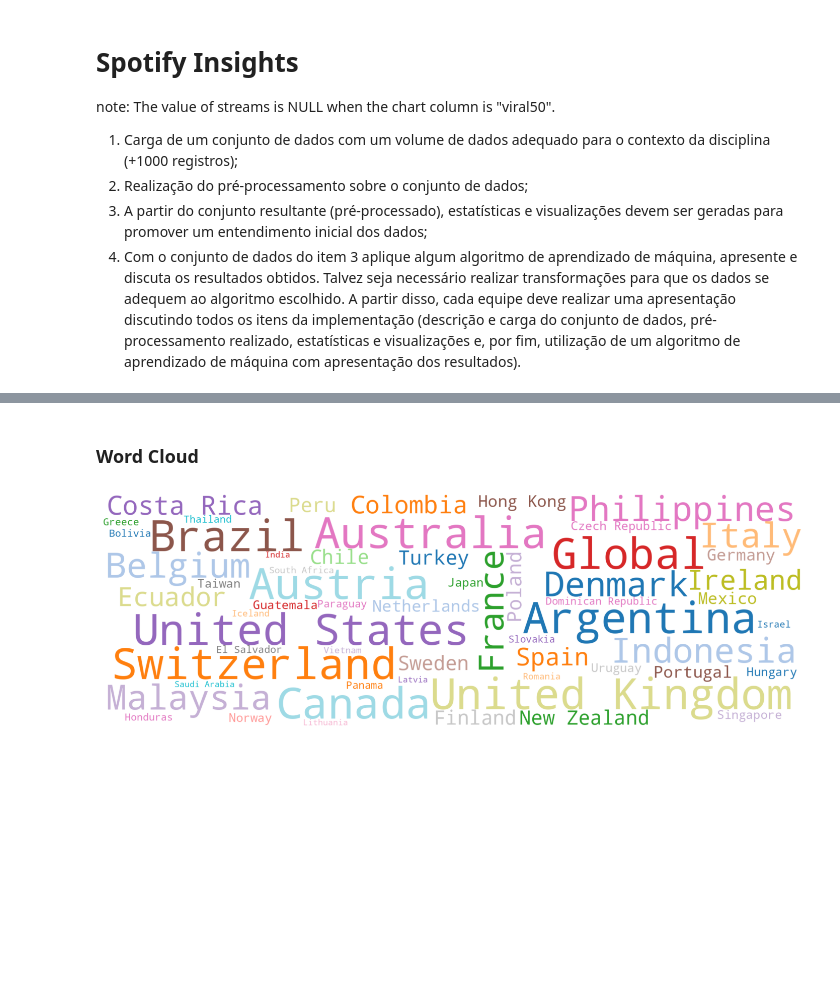
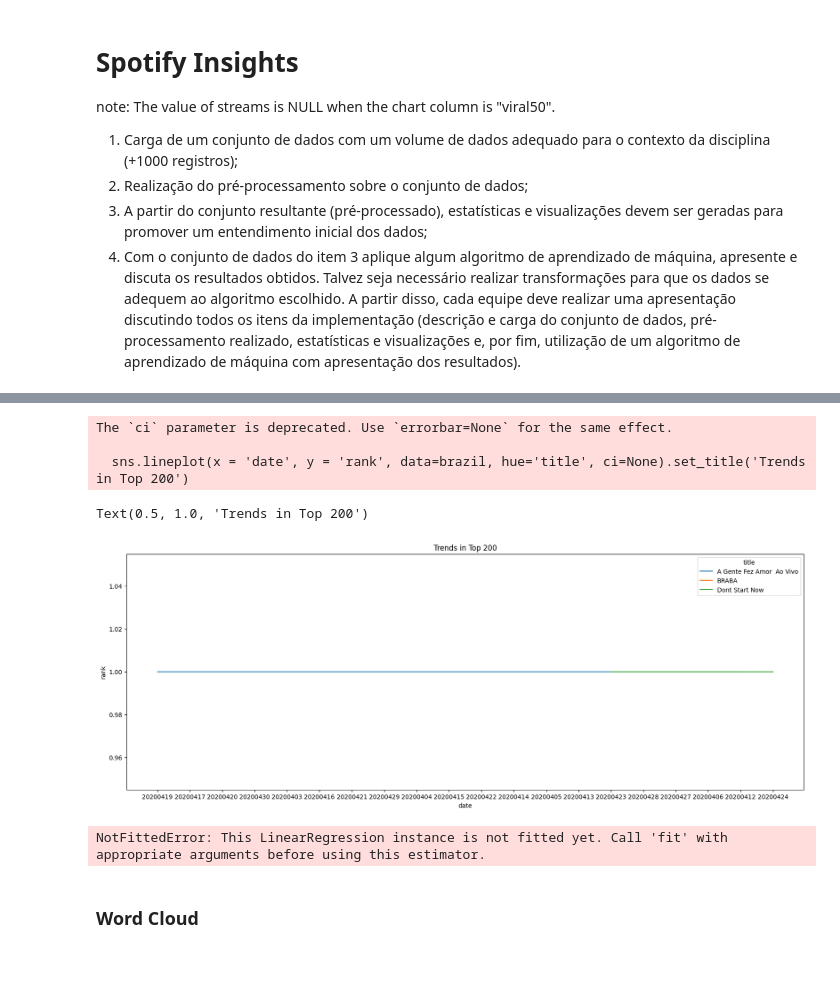
Before and after one commit to matheus1103/finaltopicos3, a Jupyter notebook: final.ipynb, the cells around one changed output, grey strips where cells are left out. Cells and saved outputs as stored; diff of their text form; code cells hidden in the pictures; blank space fills up the shorter version.

```diff
--- a/final.ipynb
+++ b/final.ipynb
@@ -69,0 +106,17 @@ To adjust logging level use sc.setLogLevel(newLevel). For SparkR, use setLogLeve
+# %%
+import seaborn as sns
+
+fig, axes = plt.subplots(figsize=(20,7))
+sns.lineplot(x = 'date', y = 'rank', data=brazil, hue='title', ci=None).set_title('Trends in Top 200')
+# %% [output]
+The `ci` parameter is deprecated. Use `errorbar=None` for the same effect.
+
+  sns.lineplot(x = 'date', y = 'rank', data=brazil, hue='title', ci=None).set_title('Trends in Top 200')
+Text(0.5, 1.0, 'Trends in Top 200')
+[figure, added]
+# %%
+predicted = regr.predict([[100000, 1]])
+
+print(predicted)
+# %% [output]
+NotFittedError: This LinearRegression instance is not fitted yet. Call 'fit' with appropriate arguments before using this estimator.
@@ -84,11 +142,9 @@ def visualize_word_counts(counts):
     plt.axis('off')
     plt.show()
 
-counts = data['region'].value_counts()
+counts = spotify_data['region'].value_counts()
 
 visualize_word_counts(counts)
-# %% [output]
-[figure, removed]
 # %% [markdown]
 ###
 # %%
```
Also changed, not shown: parts of 16 cells of this notebook.
